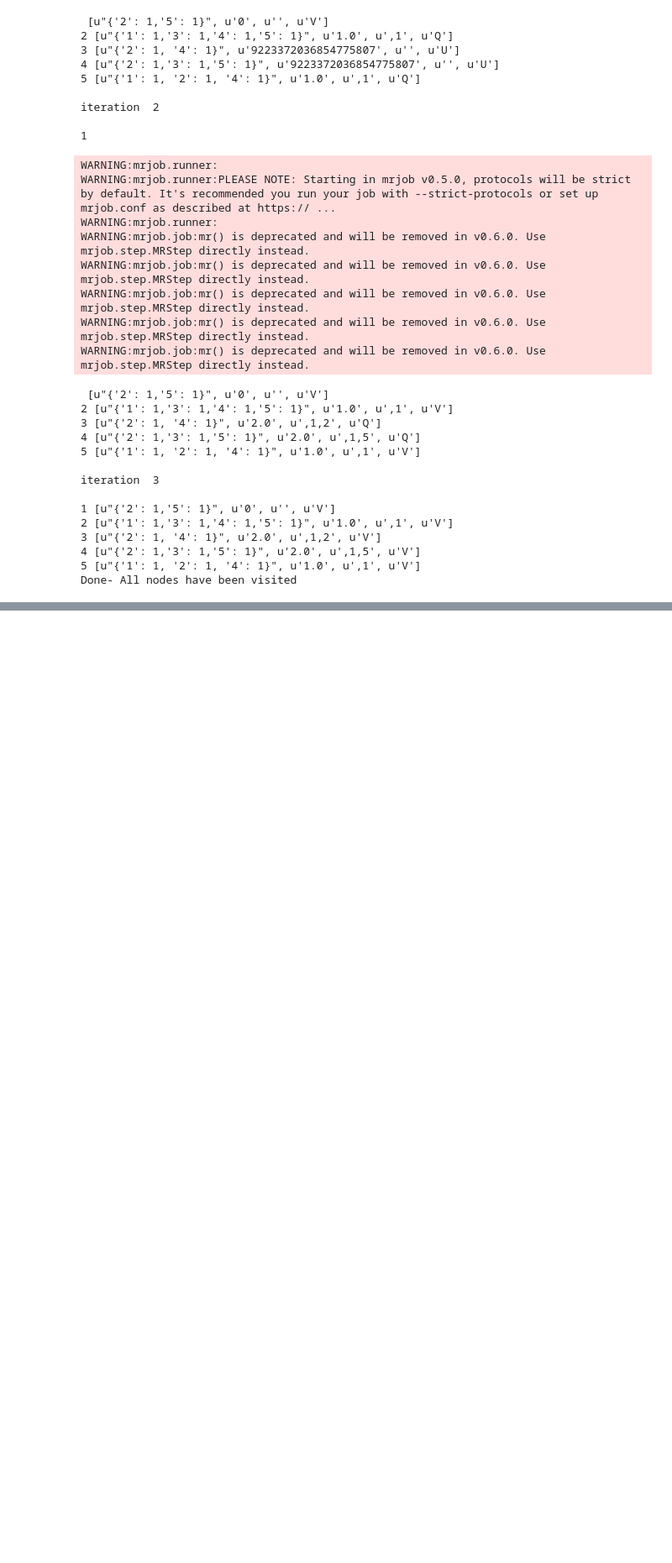
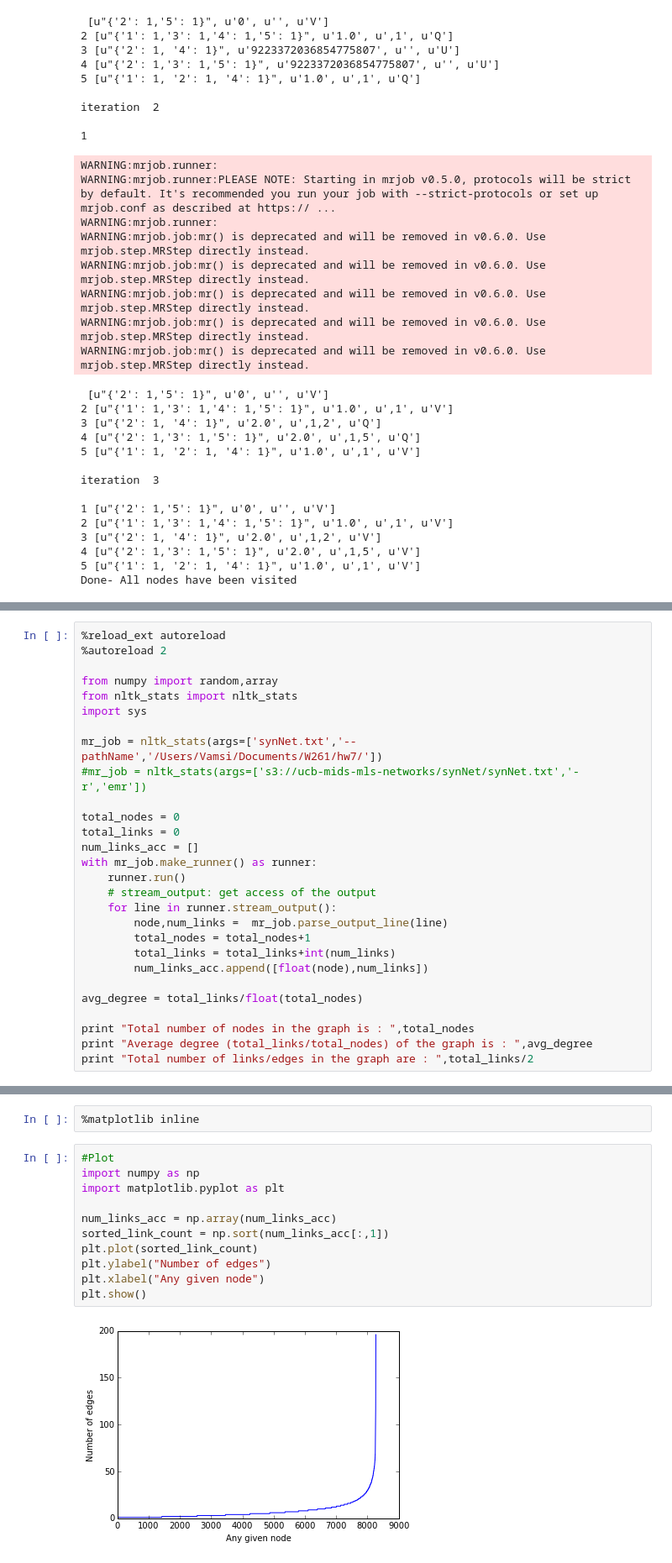
Before and after one commit to vamsisakh/W261, a Jupyter notebook: hw7/MIDS-W261-2015-HWK-Week07-Anderson_Wen_Sakhamuri.ipynb, the cells around one changed output, grey strips where cells are left out. Shown: that part at 84% size. Drawn from its saved outputs; the diff is of its cells as text; blank space fills up the shorter version.

```diff
--- a/hw7/MIDS-W261-2015-HWK-Week07-Anderson_Wen_Sakhamuri.ipynb
+++ b/hw7/MIDS-W261-2015-HWK-Week07-Anderson_Wen_Sakhamuri.ipynb
@@ -507,0 +605,28 @@ Done- All nodes have been visited
+# %%
+%reload_ext autoreload
+%autoreload 2
+
+from numpy import random,array
+from nltk_stats import nltk_stats
+import sys
+
+mr_job = nltk_stats(args=['synNet.txt','--pathName','/Users/Vamsi/Documents/W261/hw7/'])
+#mr_job = nltk_stats(args=['s3://ucb-mids-mls-networks/synNet/synNet.txt','-r','emr'])
+
+total_nodes = 0
+total_links = 0
+num_links_acc = []
+with mr_job.make_runner() as runner:
+    runner.run()
+    # stream_output: get access of the output
+    for line in runner.stream_output():
+        node,num_links =  mr_job.parse_output_line(line)
+        total_nodes = total_nodes+1
+        total_links = total_links+int(num_links)
+        num_links_acc.append([float(node),num_links])
+
+avg_degree = total_links/float(total_nodes)
+
+print "Total number of nodes in the graph is : ",total_nodes
+print "Average degree (total_links/total_nodes) of the graph is : ",avg_degree
+print "Total number of links/edges in the graph are : ",total_links/2
@@ -507,0 +640,15 @@ Done- All nodes have been visited
+# %%
+%matplotlib inline
+# %%
+#Plot
+import numpy as np
+import matplotlib.pyplot as plt
+
+num_links_acc = np.array(num_links_acc)
+sorted_link_count = np.sort(num_links_acc[:,1])
+plt.plot(sorted_link_count)
+plt.ylabel("Number of edges")
+plt.xlabel("Any given node")
+plt.show()
+# %% [output]
+[figure, added]
```
Also changed, not shown: parts of 8 cells of this notebook.
